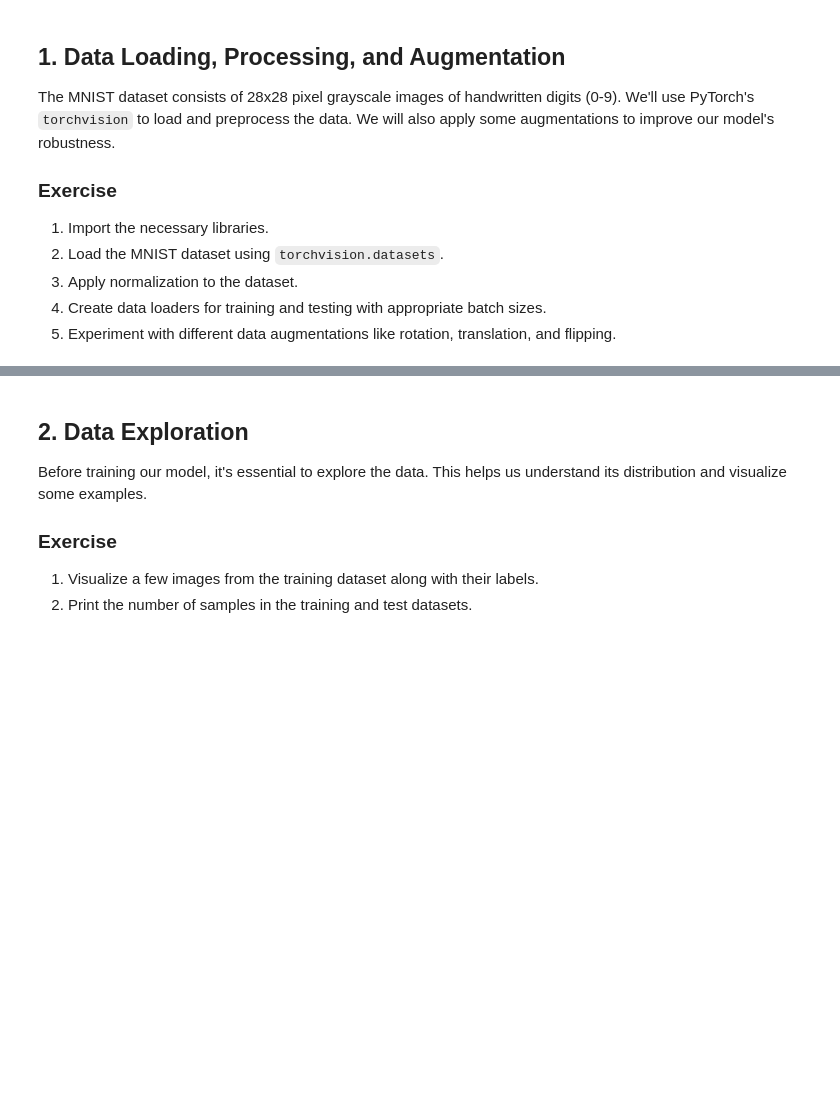
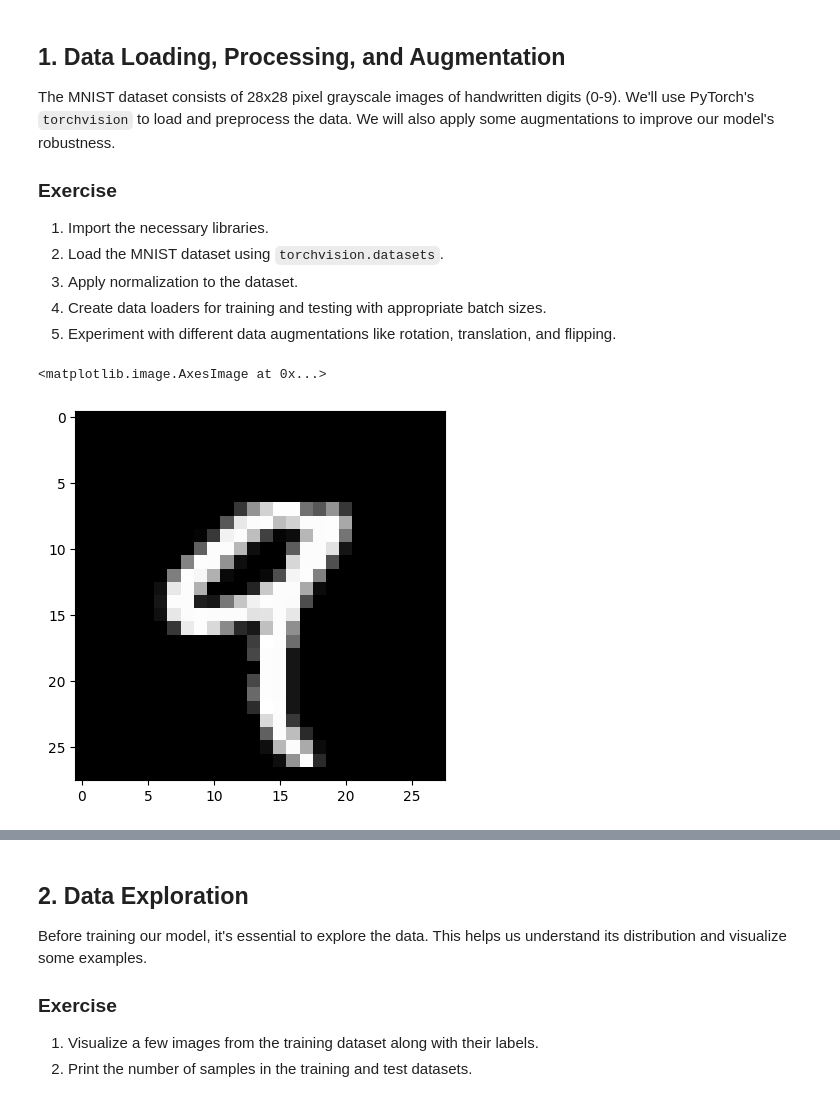
Before and after one commit to LCDA-UCP/dl_with_pytorch, a Jupyter notebook: exercises/session11-12/cnn_mnist_exercises.ipynb, the cells around one changed output, grey strips where cells are left out. Drawn from its saved outputs; the diff is of its cells as text; code cells hidden in the pictures; blank space fills up the shorter version.

```diff
--- a/exercises/session11-12/cnn_mnist_exercises.ipynb
+++ b/exercises/session11-12/cnn_mnist_exercises.ipynb
@@ -21,7 +21,25 @@ The MNIST dataset consists of 28x28 pixel grayscale images of handwritten digits
 4. Create data loaders for training and testing with appropriate batch sizes.
 5. Experiment with different data augmentations like rotation, translation, and flipping.
 # %%
-# ..
+from torchvision import datasets, transforms
+from torch.utils.data import DataLoader
+
+transform = transforms.Compose([transforms.ToTensor(),
+                                transforms.Normalize((0.0,), (1.0,)),
+                                #transforms.Resize((28,28)),]
+                                ])
+
+train_dataset = datasets.MNIST(root='./data', train=True, transform=transform, download=True)
+test_dataset = datasets.MNIST(root='./data', train=False, transform=transform)
+
+train_loader = DataLoader(dataset=train_dataset, batch_size=64, shuffle=True)
+test_loader = DataLoader(dataset=test_dataset, batch_size=64, shuffle=True)
 # %%
-# ..
+# plot image
+import matplotlib.pyplot as plt
+
+plt.imshow(train_dataset[4][0].numpy().squeeze(), cmap='gray')
+# %% [output]
+<matplotlib.image.AxesImage at 0x...>
+[figure, added]
 # %%
```
Also changed, not shown: parts of 3 cells of this notebook.
